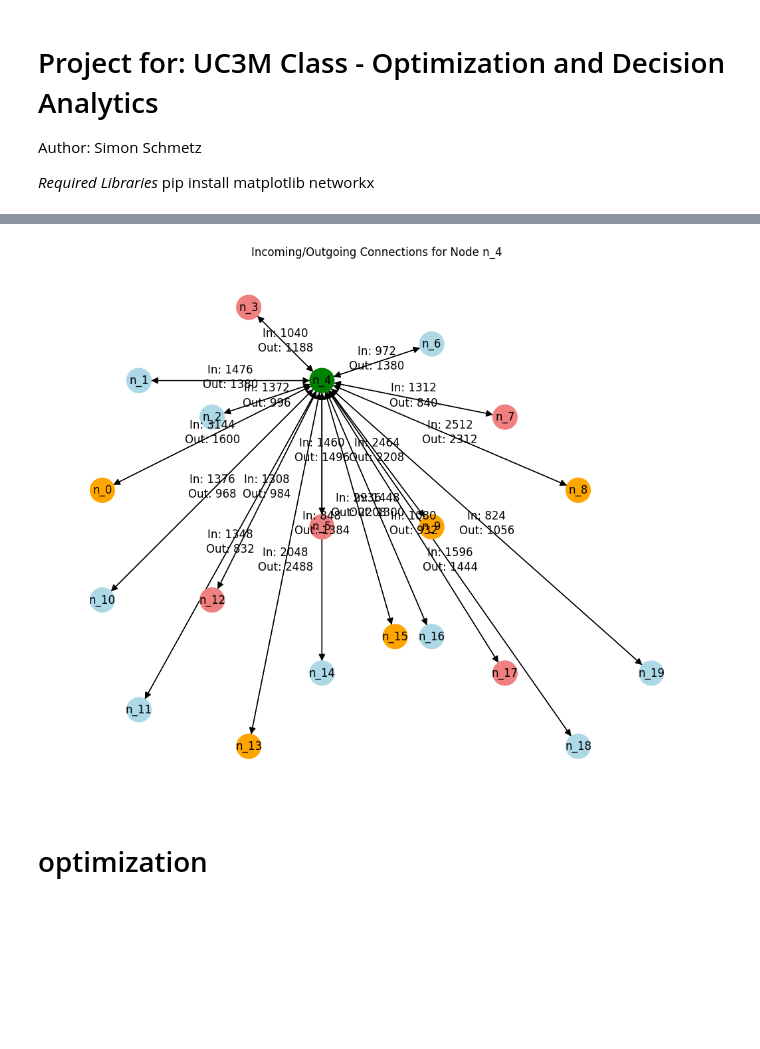
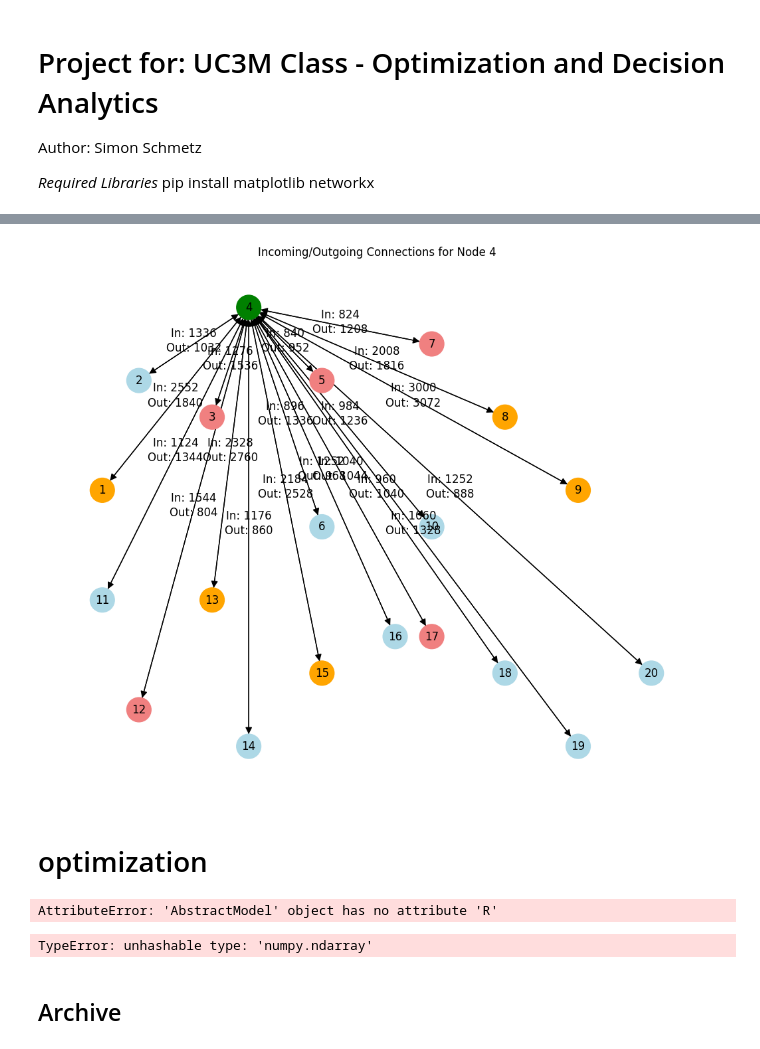
Before and after one commit to schmeti/uc3m_optimization_project, a Jupyter notebook: main.ipynb, the cells around one changed output, grey strips where cells are left out. Saved outputs shown, nothing was run; the diff lists cells and outputs as text; code cells hidden in the pictures; blank space fills up the shorter version.

```diff
--- a/main.ipynb
+++ b/main.ipynb
@@ -199,34 +567,34 @@ def plot_node_connections(node):
     # Create a new positions dictionary
     filtered_positions = {node: positions[node]}  # Position of the specified node
     for edge in filtered_edges:
         filtered_positions[edge[0]] = positions[edge[0]]
         filtered_positions[edge[1]] = positions[edge[1]]
 
     # Plot the graph with the filtered connections
     plt.figure(figsize=(10, 8))
 
     # Highlight the central node
     central_node_color = 'green'  # Color for the central node
     node_colors[list(H.nodes()).index(node)] = central_node_color
     nx.draw(H, pos=filtered_positions, with_labels=True, node_size=700, node_color=node_colors, arrowsize=15)
     plt.title(f"Incoming/Outgoing Connections for Node {node}")
 
    # Display demands on the plot
     for edge, demand in zip(incoming_edges, filtered_demands[:len(incoming_edges)]):
         x_start, y_start = filtered_positions[edge[0]]
         x_end, y_end = filtered_positions[edge[1]]
         plt.text((x_start + x_end) / 2, (y_start + y_end) / 2 + 0.2, f"In: {demand}", fontsize=12, color='black', ha='center')
 
     for edge, demand in zip(outgoing_edges, filtered_demands[len(incoming_edges):]):
         x_start, y_start = filtered_positions[edge[0]]
         x_end, y_end = filtered_positions[edge[1]]
         plt.text((x_start + x_end) / 2, (y_start + y_end) / 2 - 0.2, f"Out: {demand}", fontsize=12, color='black', ha='center')
 
     plt.show()
 
 # Example: Plot connections for node 'n_4'
-plot_node_connections('n_4')
+plot_node_connections(4)
 # %% [output]
-[figure, old version]
+[figure, new version]
 # %% [markdown]
 # optimization
@@ -232,0 +603,60 @@ plot_node_connections('n_4')
+# %%
+model_lines = AbstractModel()
+
+model_lines.trains = Var(model.Arcs, domain=NonNegativeReals)
+
+
+## Define obj function
+
+
+
+def Obj_rule(model):
+    return sum(min(demand[i,j],sum(train[i,j,x]*capacity[])))
+model_lines.Obj = Objective(rule=Obj_rule, sense=minimize)
+
+
+# Define dimensions of the matrix
+rows, cols = adjacency_matrix.shape
+
+model.Nodes = Param(model_lines.R)
+
+# Initialize matrix in Pyomo as a Param with values from the numpy array
+model_lines.Arcs = Param(nodes, model_lines.C, initialize=lambda model, i, j: adjacency_matrix[i-1, j-1])
+# %% [output]
+AttributeError: 'AbstractModel' object has no attribute 'R'
+# %%
+# NodesIn and NodesOut are intialized using the Arcs
+
+model = AbstractModel()
+
+model.Nodes = set(adjacency_matrix)
+model.Arcs = Set()
+
+
+model.Flow = Var(model.Arcs, domain=NonNegativeReals)
+model.A_matrix=Param(model.Nodes,model.Arcs)
+model.FlowCost = Param(model.Arcs)
+model.FlowMax = Param(model.Arcs)
+model.FlowMin = Param(model.Arcs)
+
+model.B_vector = Param(model.Nodes)
+
+def Obj_rule(model):
+    return summation(model.FlowCost, model.Flow)
+model.Obj = Objective(rule=Obj_rule, sense=minimize)
+
+def FlowBalance_rule(model, Nodes):
+    return sum(model.A_matrix[Nodes,Arcs]*model.Flow[Arcs] for Arcs in model.Arcs) == model.B_vector[Nodes]
+model.FlowBalance = Constraint(model.Nodes, rule=FlowBalance_rule)
+
+def max_flow_rule(model, Arcs):
+    return model.Flow[Arcs] <= model.FlowMax[Arcs]
+model.FlowMax_cons = Constraint(model.Arcs, rule=max_flow_rule)
+
+def min_flow_rule(model, Arcs):
+    return model.Flow[Arcs] >= model.FlowMin[Arcs]
+model.FlowMin_cons = Constraint(model.Arcs, rule=min_flow_rule)
+# %% [output]
+TypeError: unhashable type: 'numpy.ndarray'
+# %% [markdown]
+## Archive
```
Also changed, not shown: parts of 16 cells of this notebook.
